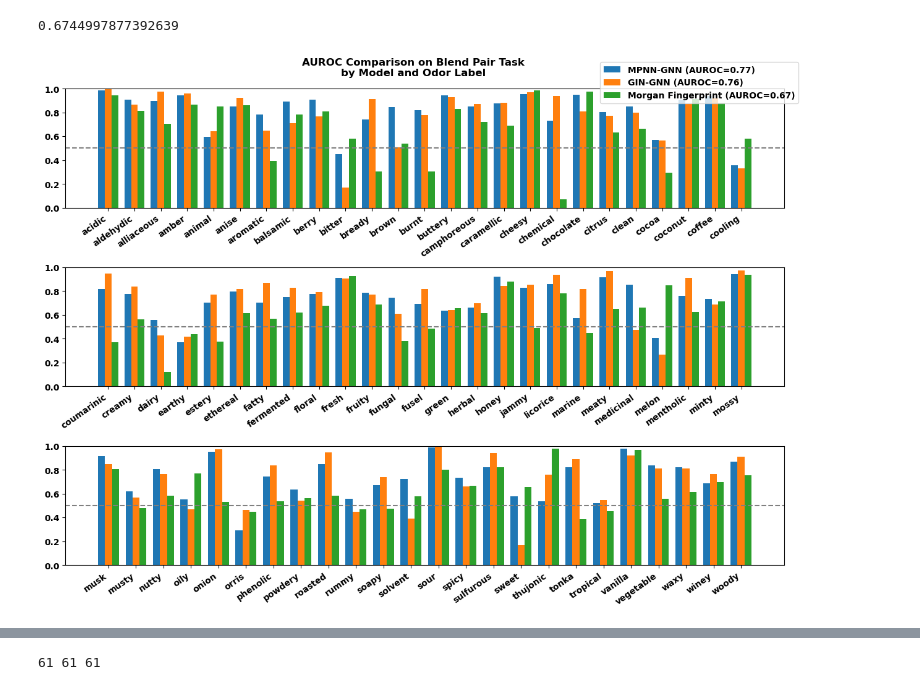
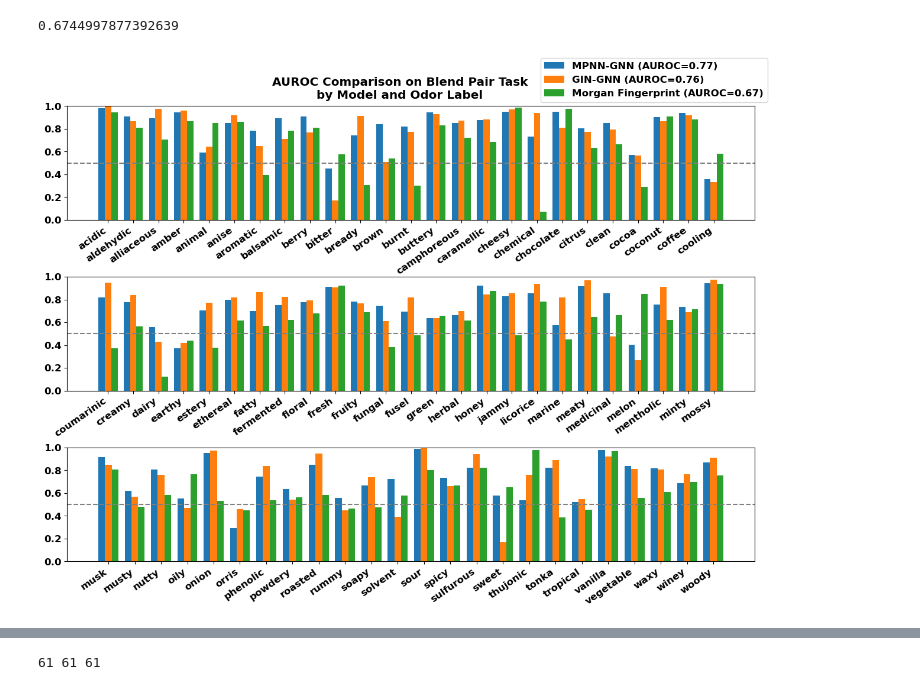
Before and after one commit to odor-pair/odor-pair, a Jupyter notebook: charts/scoring.ipynb, the cells around one changed output, grey strips where cells are left out. Saved outputs shown, nothing was run; the diff lists cells and outputs as text; code cells hidden in the pictures.

```diff
--- a/charts/scoring.ipynb
+++ b/charts/scoring.ipynb
@@ -64,41 +73,41 @@ calc_micro_average("Morgan Fingerprint")
 import matplotlib.pyplot as plt
 import numpy as np
 
+plt.rcParams.update({'font.size': 12})
 
-def make_multi_row_performance(task,fname,aurocs,df,rows,hspace=.5):
+def make_multi_row_performance(task,fname,aurocs,df,rows,bbox_to_anchor,hspace=.5, ):
     df = df.copy(deep=True).drop(['TOTAL'], axis=1, errors='ignore')
     counter_per_row = int(np.ceil(len(df.columns)/rows))
     fig, axs = utils.standard_fig_ax(x=rows)
     fig.subplots_adjust(hspace=hspace)  # Increase vertical spacing
     w = (1 / len(df.index)) - .08
-
 
     column_chunks = [df.columns[i:i + counter_per_row] for i in range(0, len(df.columns), counter_per_row)]
     for i, columns in enumerate(column_chunks):
         for j,m in enumerate(df.index):
             x_offsets = np.arange(len(columns)) + w * j  # Offsetting each bar by 0.1 per row
             axs[i].bar(x_offsets, df.loc[m, columns], width=w, align="edge",label=m)
 
         axs[i].axhline(y=0.5,color='grey',linestyle='dashed')
         axs[i].tick_params(axis='x', rotation=35)
         axs[i].set_ylim(0,1)
         axs[i].set_xticks(ticks=np.arange(len(columns))+w*len(df.index)/2,labels=columns)
         for label in axs[i].get_xticklabels():
             label.set_ha('right')  # 'ha' is shorthand for 'horizontalalignment'
 
 
     # Get the handles from any axis
     handles, _ = axs[-1].get_legend_handles_labels()
     labels = [f"{m} (AUROC={aurocs[m]:.2f})" for m in df.index]
-    legend = plt.figlegend(handles, labels, bbox_to_anchor=(.72,.83,.2,.1))
+    legend = plt.figlegend(handles, labels, bbox_to_anchor=bbox_to_anchor)
 
     plt.suptitle(f"AUROC Comparison on {task} Task\nby Model and Odor Label",y=.93)
     fig.set_size_inches(15,10)
     utils.save_figures(fname,fig)
     plt.show()
 
 aurocs = {m:calc_micro_average(m) for m in sorted_df.index}
-make_multi_row_performance("Blend Pair","pairall_3rows",aurocs, sorted_df,3)
+make_multi_row_performance("Blend Pair","pairall_3rows",aurocs, sorted_df,3,bbox_to_anchor=(.72,.87,.2,.1))
 # %% [output]
-[figure, old version]
+[figure, new version]
 # %%
```
Also changed, not shown: parts of 9 cells of this notebook, 25 other files.
